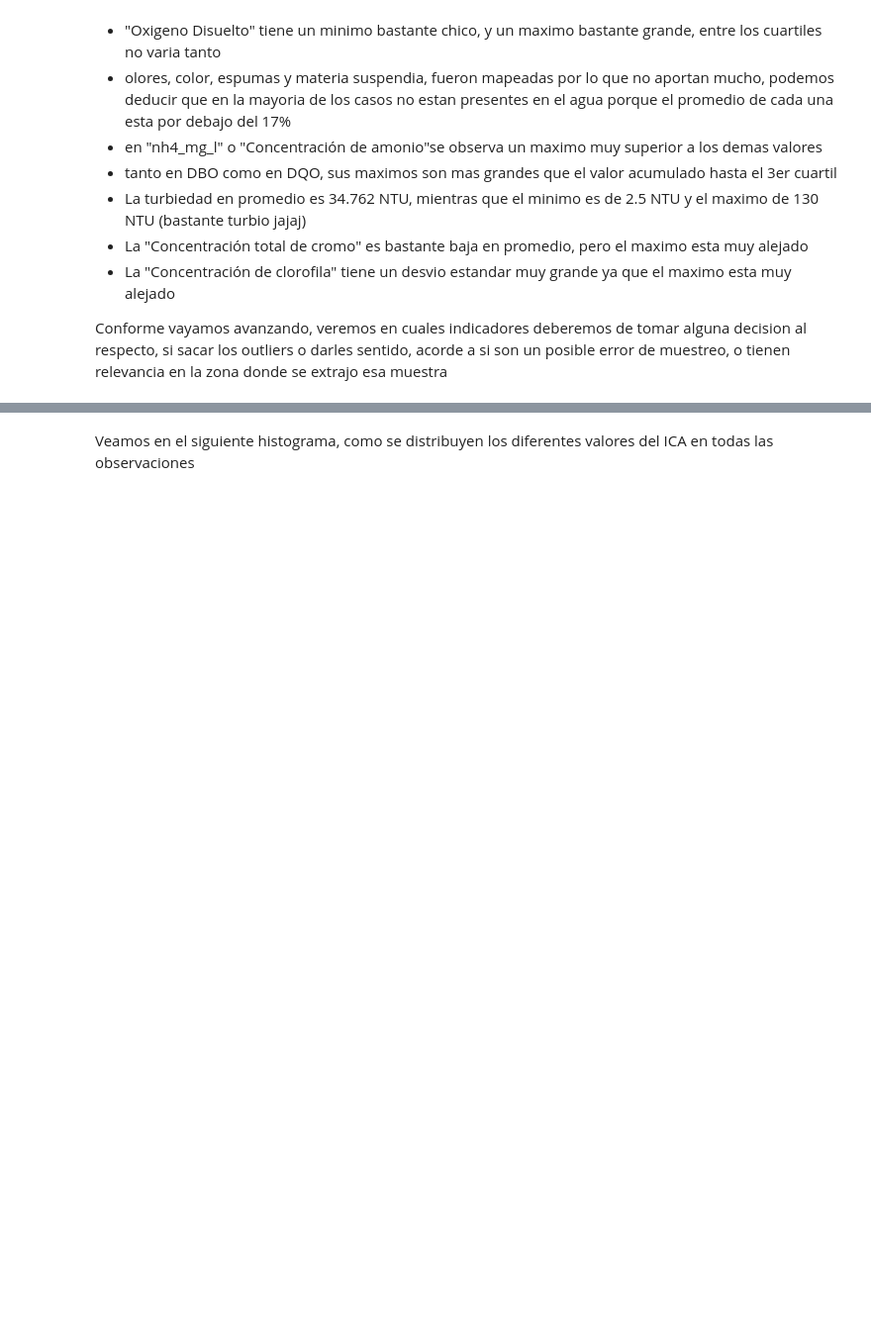
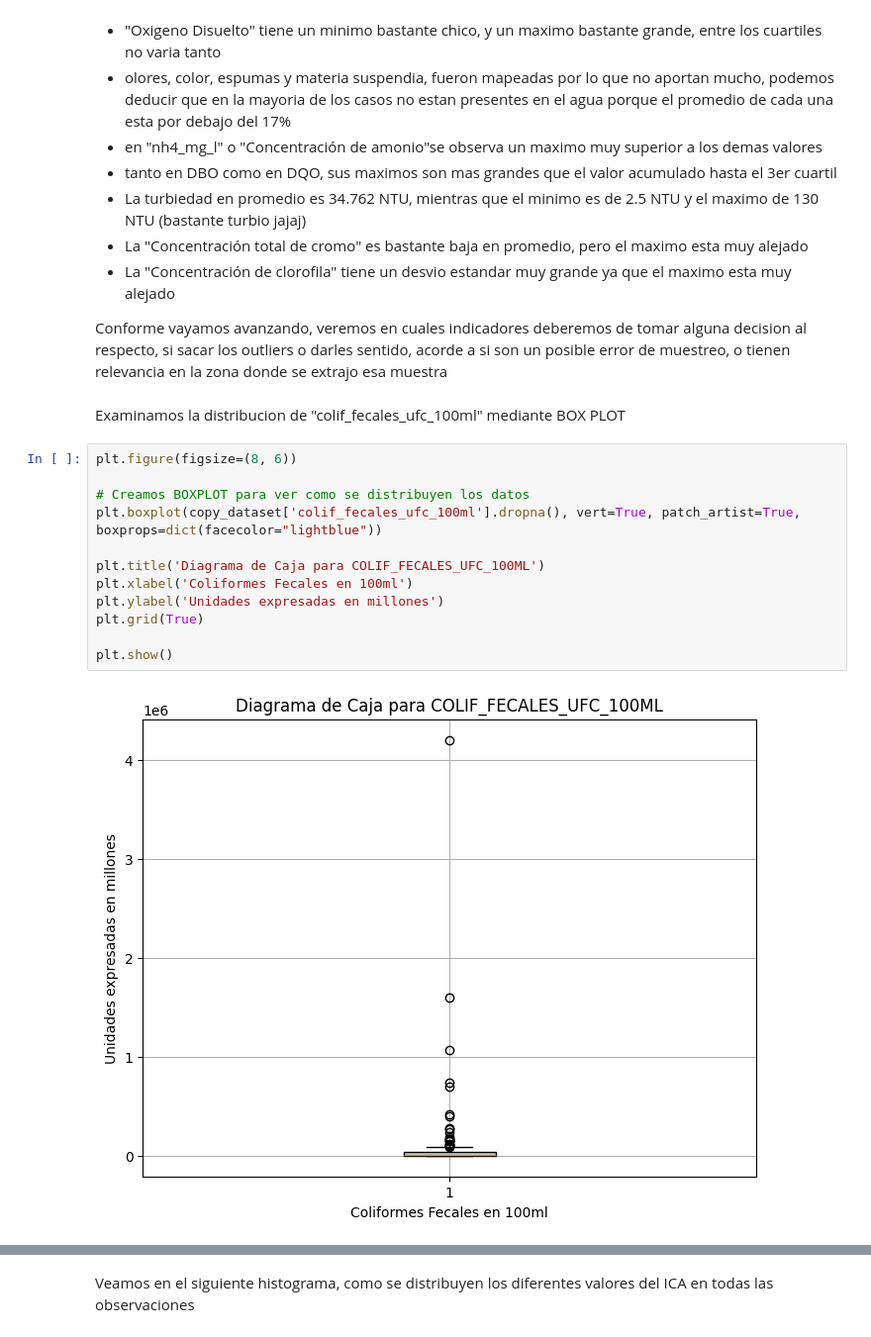
Before and after one commit to muller10000/tp-especial-ciencia-datos, a Jupyter notebook: Ejercicioespecial.ipynb, the cells around one changed output, grey strips where cells are left out. Shown at 99% size. Saved outputs shown, nothing was run; the diff lists cells and outputs as text; blank space fills up the shorter version.

```diff
--- a/Ejercicioespecial.ipynb
+++ b/Ejercicioespecial.ipynb
@@ -519,3 +527,19 @@ Okey, vemos ciertas conductas en algunos indicadores:
 - La "Concentración de clorofila" tiene un desvio estandar muy grande ya que el maximo esta muy alejado
 
 Conforme vayamos avanzando, veremos en cuales indicadores deberemos de tomar alguna decision al respecto, si sacar los outliers o darles sentido, acorde a si son un posible error de muestreo, o tienen relevancia en la zona donde se extrajo esa muestra
+# %% [markdown]
+Examinamos la distribucion de "colif_fecales_ufc_100ml" mediante BOX PLOT
+# %%
+plt.figure(figsize=(8, 6))
+
+# Creamos BOXPLOT para ver como se distribuyen los datos
+plt.boxplot(copy_dataset['colif_fecales_ufc_100ml'].dropna(), vert=True, patch_artist=True, boxprops=dict(facecolor="lightblue"))
+
+plt.title('Diagrama de Caja para COLIF_FECALES_UFC_100ML')
+plt.xlabel('Coliformes Fecales en 100ml')
+plt.ylabel('Unidades expresadas en millones')
+plt.grid(True)
+
+plt.show()
+# %% [output]
+[figure, added]
```
Also changed, not shown: parts of 115 cells of this notebook, 1 other file.
